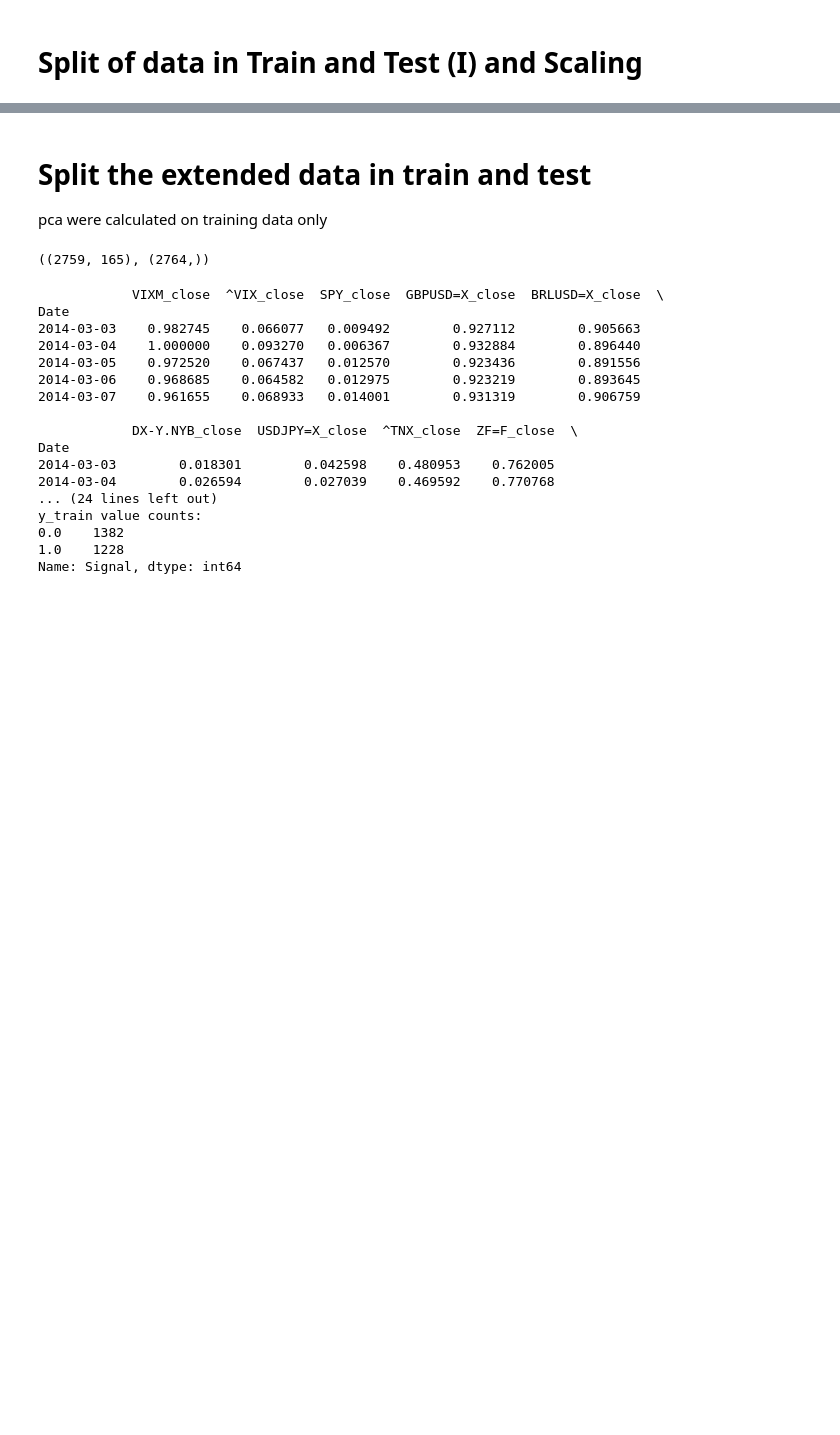
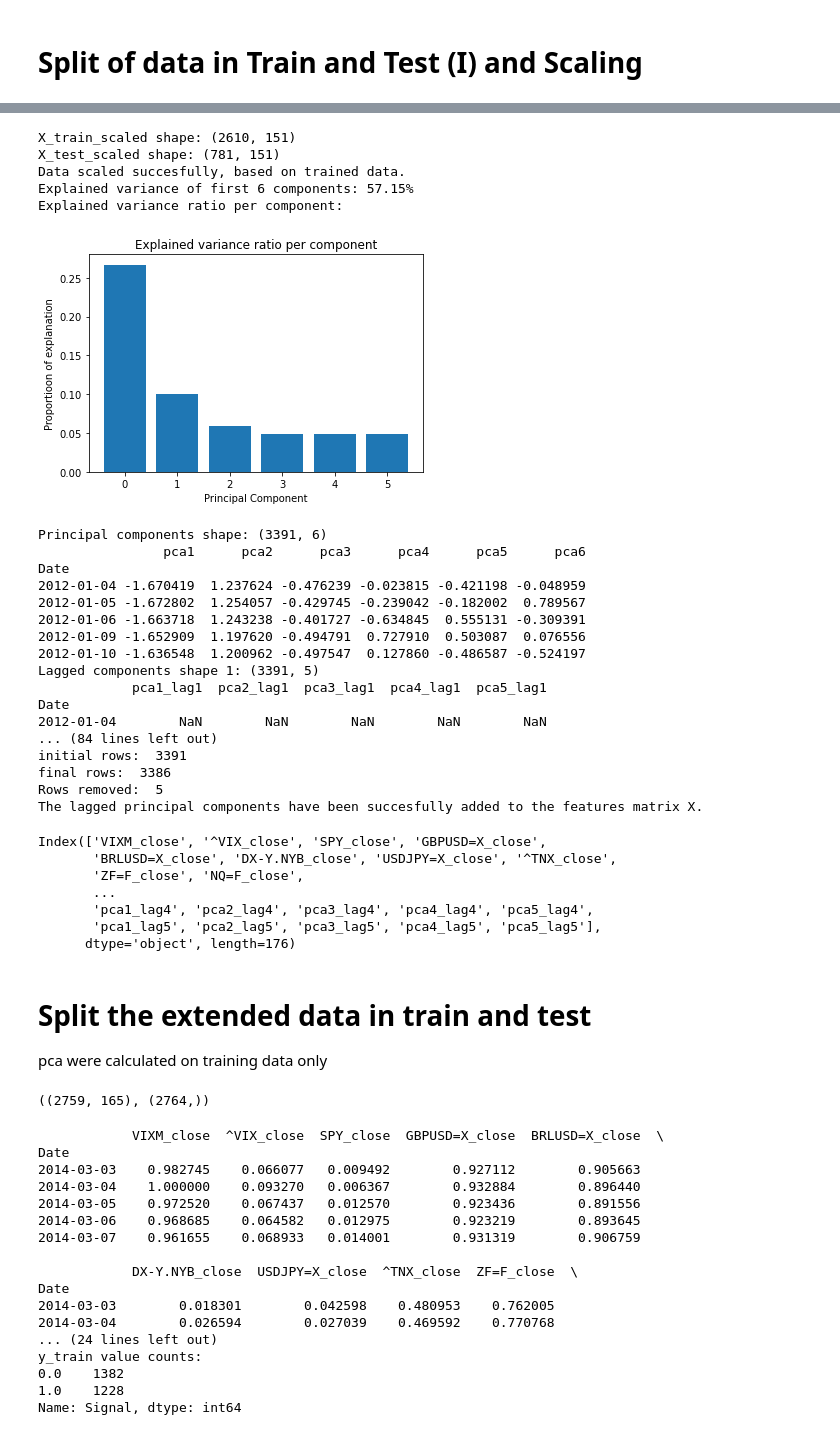
Before and after one commit to paocarvajal1912/VIXM-Algorithmic-Strategy, a Jupyter notebook: vixm_adaboost_model_evaluation.ipynb, the cells around one changed output, grey strips where cells are left out. Cells and saved outputs as stored; diff of their text form; code cells hidden in the pictures; blank space fills up the shorter version.

```diff
--- a/vixm_adaboost_model_evaluation.ipynb
+++ b/vixm_adaboost_model_evaluation.ipynb
@@ -590,12 +349,0 @@ Freq: B, Name: Signal, dtype: float64
-# %%
-# Redefinition of X and y with extended X, to apply convention to feature data with proper column names
-X = X_pc
-
-if tuning_mode == True:
-    print(X.shape)
-    y.shape
-
-# Apply column names unpacking original X_train and X_pc_lags parameters
-column_names = [*X_train.columns, *X_pc_lags.columns]
-X.columns = column_names
-column_names
@@ -621,3 +355,42 @@ column_names
+# %%
+X_pc = add_pca(X=X, X_train=X_train, X_test=X_test,
+    n_components=config["num_pca_components"],
+    t=config["num_lags_to_include"],
+    scaler_type='MinMaxScaler',
+    display_results=True
+)
+X_pc.columns
+# %% [output]
+X_train_scaled shape: (2610, 151)
+X_test_scaled shape: (781, 151)
+Data scaled succesfully, based on trained data.
+Explained variance of first 6 components: 57.15%
+Explained variance ratio per component:
+[figure, added]
+Principal components shape: (3391, 6)
+                pca1      pca2      pca3      pca4      pca5      pca6
+Date
+2012-01-04 -1.670419  1.237624 -0.476239 -0.023815 -0.421198 -0.048959
+2012-01-05 -1.672802  1.254057 -0.429745 -0.239042 -0.182002  0.789567
+2012-01-06 -1.663718  1.243238 -0.401727 -0.634845  0.555131 -0.309391
+2012-01-09 -1.652909  1.197620 -0.494791  0.727910  0.503087  0.076556
+2012-01-10 -1.636548  1.200962 -0.497547  0.127860 -0.486587 -0.524197
+Lagged components shape 1: (3391, 5)
+            pca1_lag1  pca2_lag1  pca3_lag1  pca4_lag1  pca5_lag1
+Date
+2012-01-04        NaN        NaN        NaN        NaN        NaN
+... (84 lines left out)
+initial rows:  3391
+final rows:  3386
+Rows removed:  5
+The lagged principal components have been succesfully added to the features matrix X.
+Index(['VIXM_close', '^VIX_close', 'SPY_close', 'GBPUSD=X_close',
+       'BRLUSD=X_close', 'DX-Y.NYB_close', 'USDJPY=X_close', '^TNX_close',
+       'ZF=F_close', 'NQ=F_close',
+       ...
+       'pca1_lag4', 'pca2_lag4', 'pca3_lag4', 'pca4_lag4', 'pca5_lag4',
+       'pca1_lag5', 'pca2_lag5', 'pca3_lag5', 'pca4_lag5', 'pca5_lag5'],
+      dtype='object', length=176)
 # %% [markdown]
 # Split the extended data in train and test
 pca were calculated on training data only
```
Also changed, not shown: parts of 23 cells of this notebook, 4 other files.
